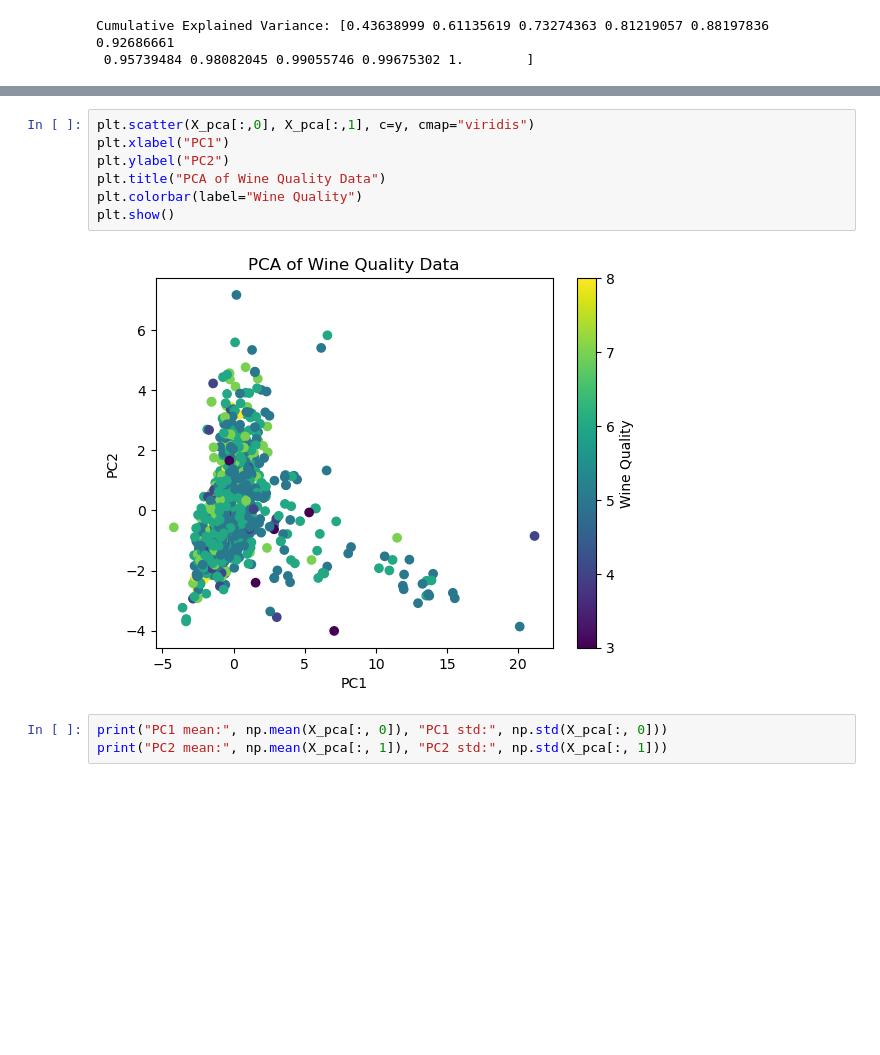
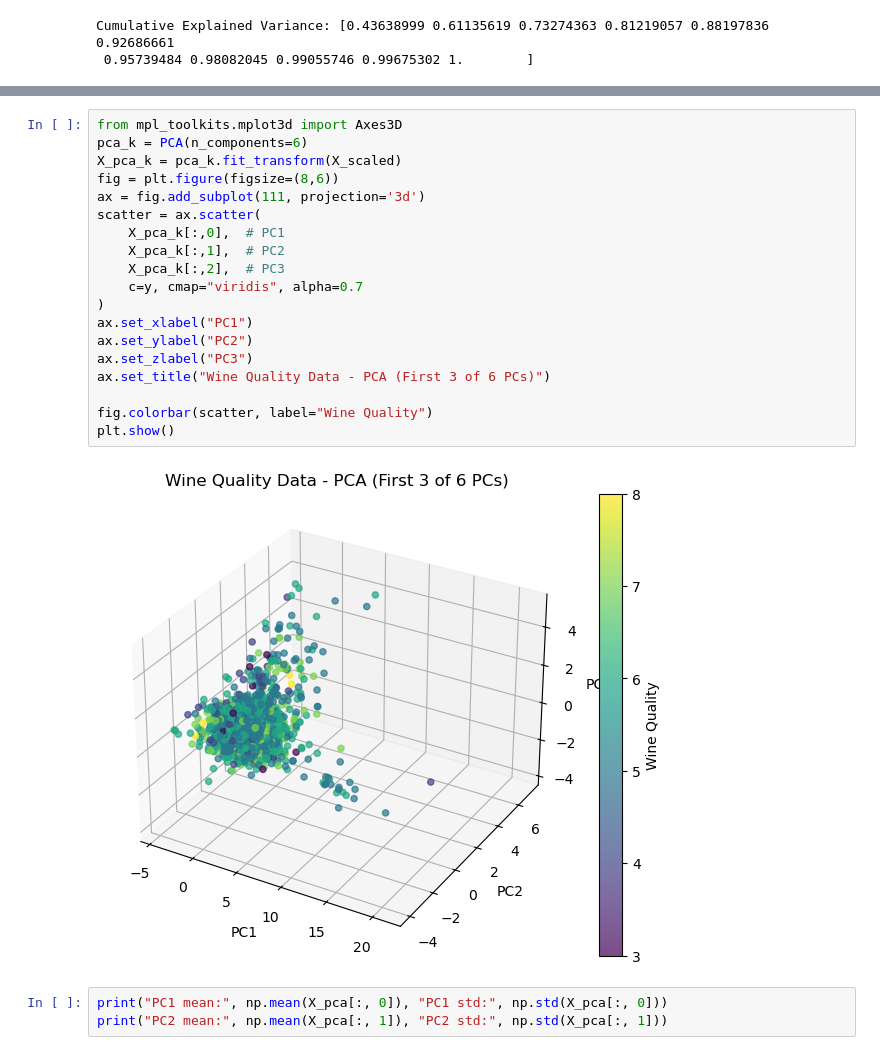
Before and after one commit to boomiikas/Wine-quality-PCA-in-ML, a Jupyter notebook: pca.ipynb, the cells around one changed output, grey strips where cells are left out. Saved outputs shown, nothing was run; the diff lists cells and outputs as text; blank space fills up the shorter version.

```diff
--- a/pca.ipynb
+++ b/pca.ipynb
@@ -44,12 +44,24 @@ Reduced shape: (1359, 2)
 # %%
-plt.scatter(X_pca[:,0], X_pca[:,1], c=y, cmap="viridis")
-plt.xlabel("PC1")
-plt.ylabel("PC2")
-plt.title("PCA of Wine Quality Data")
-plt.colorbar(label="Wine Quality")
+from mpl_toolkits.mplot3d import Axes3D
+pca_k = PCA(n_components=6)
+X_pca_k = pca_k.fit_transform(X_scaled)
+fig = plt.figure(figsize=(8,6))
+ax = fig.add_subplot(111, projection='3d')
+scatter = ax.scatter(
+    X_pca_k[:,0],  # PC1
+    X_pca_k[:,1],  # PC2
+    X_pca_k[:,2],  # PC3
+    c=y, cmap="viridis", alpha=0.7
+)
+ax.set_xlabel("PC1")
+ax.set_ylabel("PC2")
+ax.set_zlabel("PC3")
+ax.set_title("Wine Quality Data - PCA (First 3 of 6 PCs)")
+
+fig.colorbar(scatter, label="Wine Quality")
 plt.show()
 # %% [output]
-[figure, old version]
+[figure, new version]
 # %%
 print("PC1 mean:", np.mean(X_pca[:, 0]), "PC1 std:", np.std(X_pca[:, 0]))
 print("PC2 mean:", np.mean(X_pca[:, 1]), "PC2 std:", np.std(X_pca[:, 1]))
```
Also changed, not shown: parts of 3 cells of this notebook, 1 other file.
